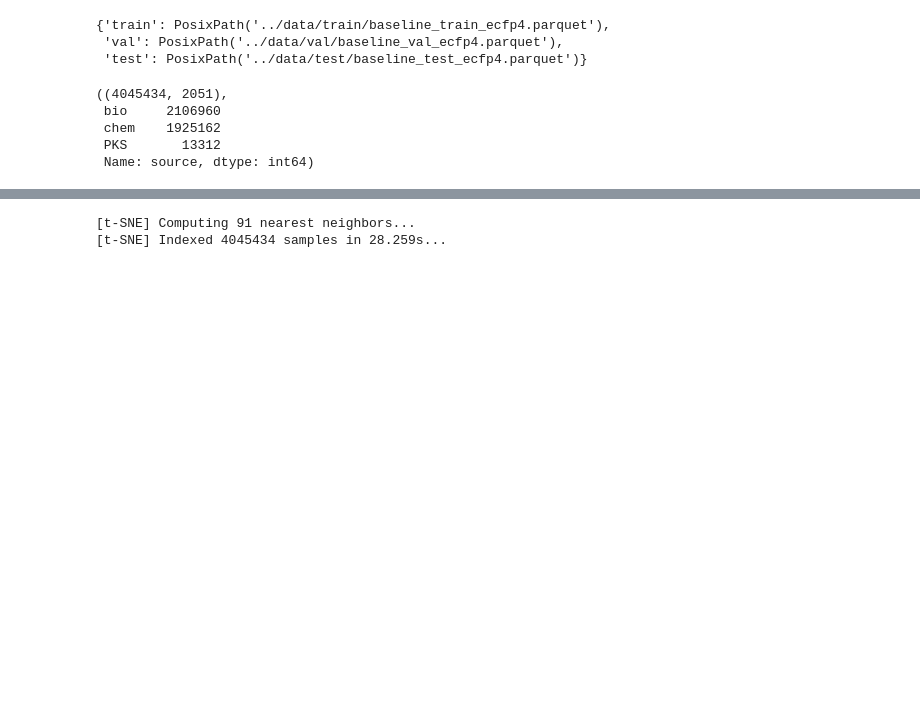
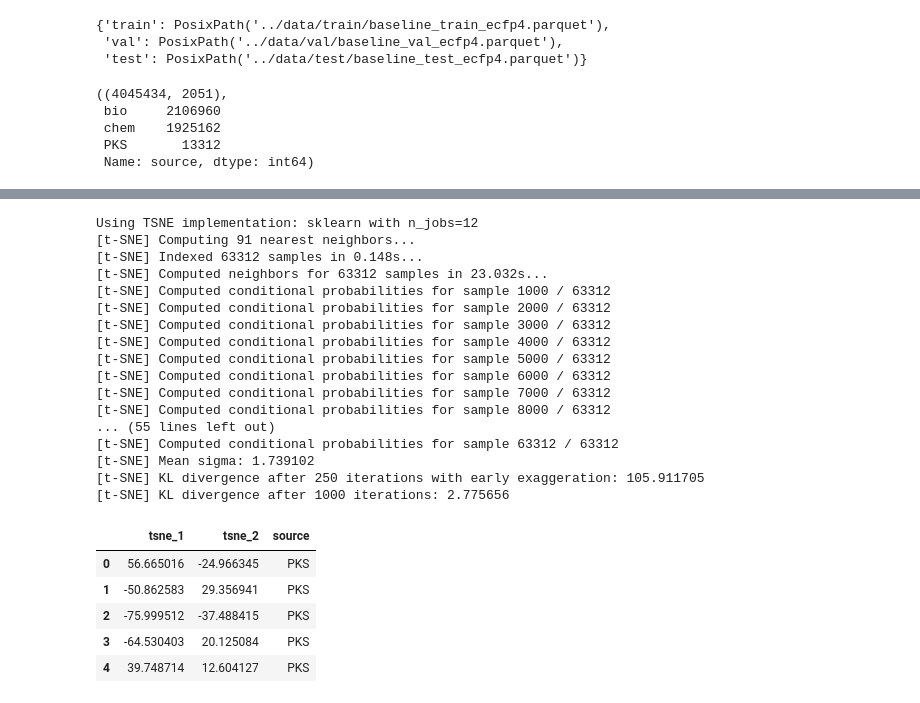
Before and after one commit to yashchainani21/ContrastiveGNNs, a Jupyter notebook: notebooks/02_tSNE_analysis_for_PKS_and_non_PKS_molecules_generated.ipynb, the cells around one changed output, grey strips where cells are left out. Saved outputs shown, nothing was run; the diff lists cells and outputs as text; code cells hidden in the pictures; blank space fills up the shorter version.

```diff
--- a/notebooks/02_tSNE_analysis_for_PKS_and_non_PKS_molecules_generated.ipynb
+++ b/notebooks/02_tSNE_analysis_for_PKS_and_non_PKS_molecules_generated.ipynb
@@ -91,21 +98,42 @@ X.shape, df_plot['source'].value_counts()
 # %%
 n_jobs = os.cpu_count() or 1
 print(f'Using TSNE implementation: {TSNE_IMPL} with n_jobs={n_jobs}')
 if TSNE_IMPL == 'multicore':
-    tsne = TSNE_CLASS(n_components=2, perplexity=30, learning_rate=200, init='pca', n_iter=1000, random_state=42, n_jobs=n_jobs, verbose=True)
+    tsne = TSNE_CLASS(n_components=2, perplexity=30, learning_rate=200, init='pca', random_state=42, n_jobs=n_jobs, verbose=True)
     emb = tsne.fit_transform(X)
 elif TSNE_IMPL == 'opentsne':
     tsne = TSNE_CLASS(n_components=2, perplexity=30, n_jobs=n_jobs, random_state=42, verbose=True, initialization='pca')
     emb = tsne.fit(X)
 else:
-    tsne = TSNE_CLASS(n_components=2, perplexity=30, learning_rate='auto', init='pca', n_iter=1000, verbose=1, random_state=42)
+    tsne = TSNE_CLASS(n_components=2, perplexity=30, learning_rate='auto', init='pca', verbose=1, random_state=42)
     emb = tsne.fit_transform(X)
 df_plot['tsne_1'] = emb[:, 0]
 df_plot['tsne_2'] = emb[:, 1]
 df_plot[['tsne_1', 'tsne_2', 'source']].head()
 # %% [output]
+Using TSNE implementation: sklearn with n_jobs=12
 [t-SNE] Computing 91 nearest neighbors...
-[t-SNE] Indexed 4045434 samples in 28.259s...
+[t-SNE] Indexed 63312 samples in 0.148s...
+[t-SNE] Computed neighbors for 63312 samples in 23.032s...
+[t-SNE] Computed conditional probabilities for sample 1000 / 63312
+[t-SNE] Computed conditional probabilities for sample 2000 / 63312
+[t-SNE] Computed conditional probabilities for sample 3000 / 63312
+[t-SNE] Computed conditional probabilities for sample 4000 / 63312
+[t-SNE] Computed conditional probabilities for sample 5000 / 63312
+[t-SNE] Computed conditional probabilities for sample 6000 / 63312
+[t-SNE] Computed conditional probabilities for sample 7000 / 63312
+[t-SNE] Computed conditional probabilities for sample 8000 / 63312
+... (55 lines left out)
+[t-SNE] Computed conditional probabilities for sample 63312 / 63312
+[t-SNE] Mean sigma: 1.739102
+[t-SNE] KL divergence after 250 iterations with early exaggeration: 105.911705
+[t-SNE] KL divergence after 1000 iterations: 2.775656
+|  | tsne_1 | tsne_2 | source |
+| 0 | 56.665016 | -24.966345 | PKS |
+| 1 | -50.862583 | 29.356941 | PKS |
+| 2 | -75.999512 | -37.488415 | PKS |
+| 3 | -64.530403 | 20.125084 | PKS |
+| 4 | 39.748714 | 12.604127 | PKS |
 # %%
 # Plot
 plt.figure(figsize=(8, 6))
```
Also changed, not shown: parts of 4 cells of this notebook.
